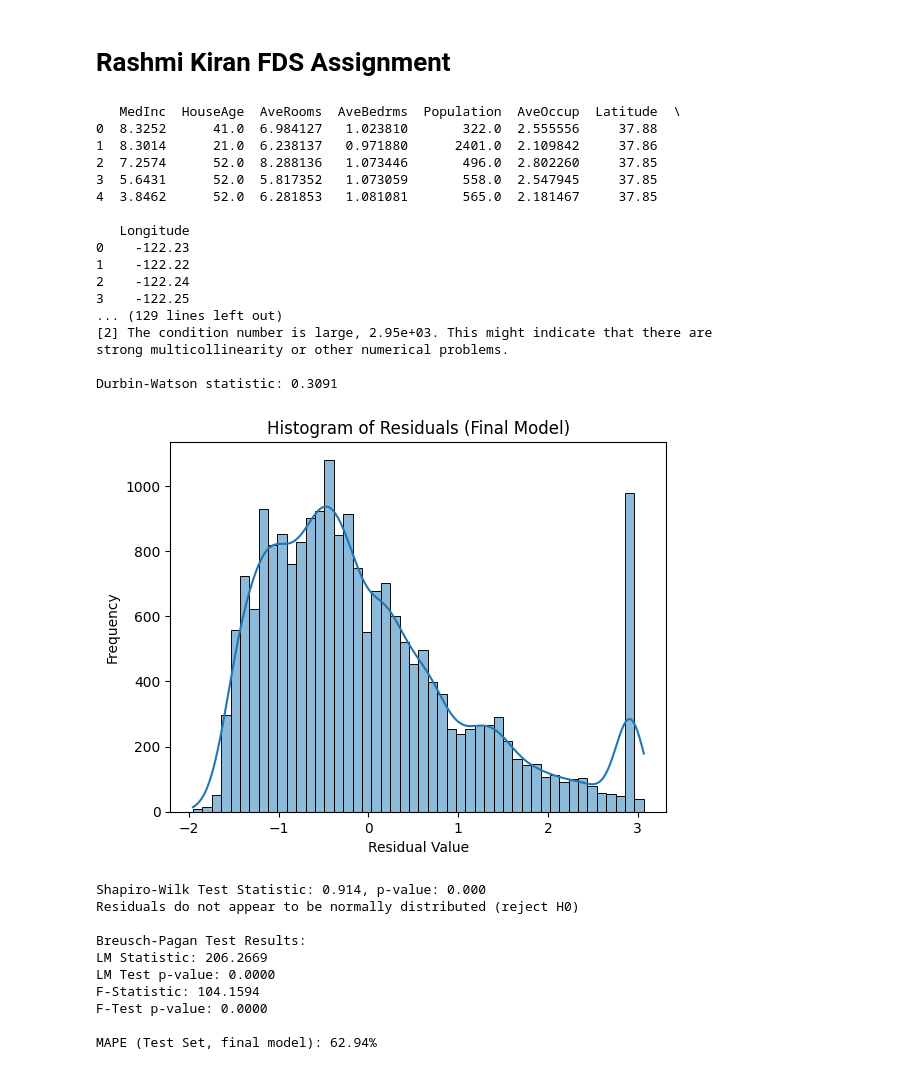
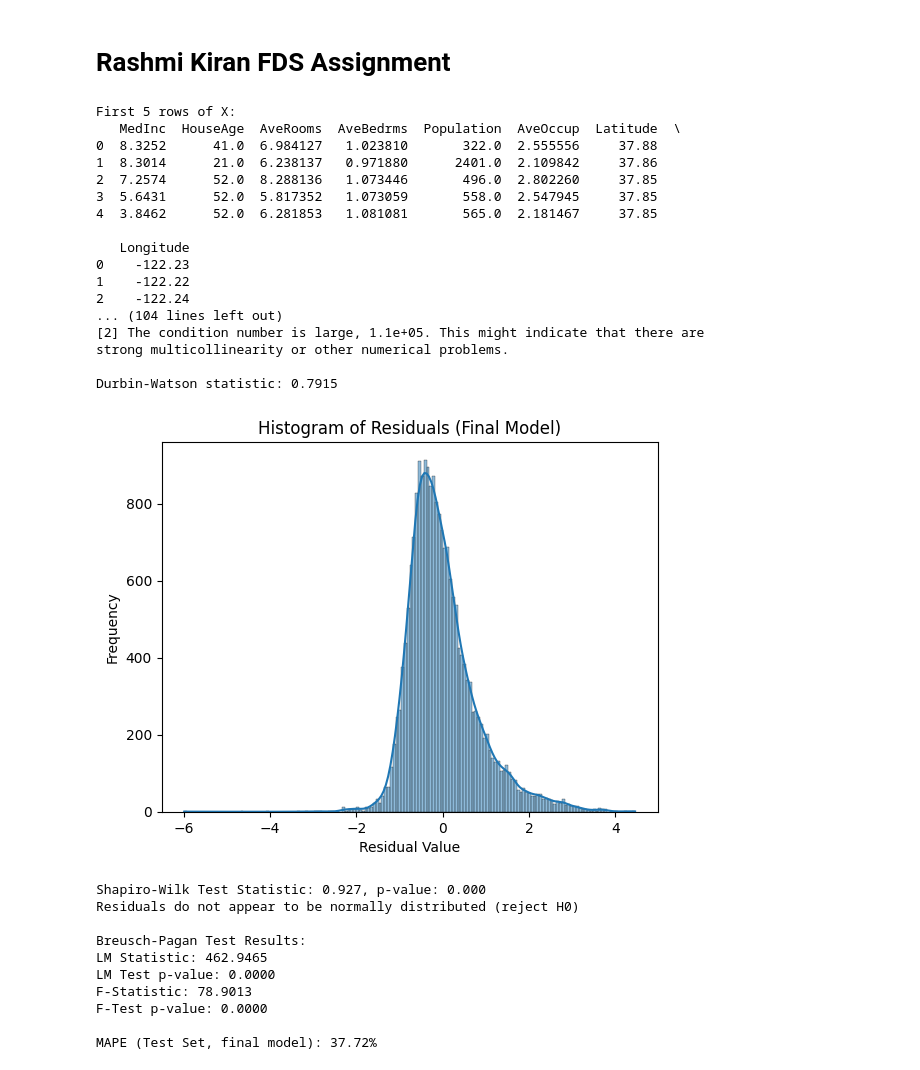
Before and after one commit to RashmiKi/20-hour-Python, a Jupyter notebook: College/FDS/Assignment FDS.ipynb, the cells around one changed output. Saved outputs shown, nothing was run; the diff lists cells and outputs as text; code cells hidden in the pictures.

```diff
--- a/College/FDS/Assignment FDS.ipynb
+++ b/College/FDS/Assignment FDS.ipynb
@@ -24,24 +24,44 @@ california_housing = fetch_california_housing()
 X_full = pd.DataFrame(california_housing.data, columns=california_housing.feature_names)
 y = pd.Series(california_housing.target, name="MedHouseVal")
 
+print("First 5 rows of X:")
 print(X_full.head())
+print("\nFirst 5 values of y:")
 print(y.head())
+print("\nInfo about X:")
 print(X_full.info())
 print("X shape:", X_full.shape)
 print("y shape:", y.shape)
 
 # ==========================
 # 2. VIF Calculation (Iterative)
-#    Remove variables with VIF > 1.5 one by one
+#    Remove variables with high VIF one by one
+#    NOTE: VIF is computed with a constant in the design matrix
 # ==========================
 
-def calculate_vif(df):
+def calculate_vif(df: pd.DataFrame) -> pd.DataFrame:
+    """
+    Calculate VIF for each feature in df, using a design matrix that
+    includes a constant (intercept). The returned VIF values correspond
+    only to the original features (constant is excluded).
+    """
+    # Add constant
+    X_with_const = sm.add_constant(df)
+
     vif_data = pd.DataFrame()
-    vif_data["feature"] = df.columns
+    vif_data["feature"] = df.columns  # only the actual features, not the constant
+
+    # variance_inflation_factor expects the full matrix (with constant),
+    # but we skip index 0 (the constant) and compute for each feature.
     vif_data["VIF"] = [
-        variance_inflation_factor(df.values, i) for i in range(df.shape[1])
+        variance_inflation_factor(X_with_const.values, i + 1)  # +1 to skip const at index 0
+        for i in range(df.shape[1])
     ]
     return vif_data
+
+# You can choose your own threshold; 5 or 10 are common.
+# If you want to be extremely strict, you can set this to 1.5 like before.
+VIF_THRESHOLD = 5.0
 
 X_vif = X_full.copy()
 
@@ -51,8 +71,8 @@ while True:
     print(vif_table)
 
     max_vif = vif_table["VIF"].max()
-    if max_vif <= 1.5:
-        print("\nAll VIF values are now <= 1.5. Stopping elimination.")
+    if max_vif <= VIF_THRESHOLD:
+        print(f"\nAll VIF values are now <= {VIF_THRESHOLD}. Stopping elimination.")
         break
 
     # Feature with highest VIF
@@ -103,6 +123,7 @@ print(f"\nDurbin-Watson statistic: {dw_statistic:.4f}")
 # ==========================
 # 7. Residual Histogram
 # ==========================
+plt.figure()
 sns.histplot(residuals, kde=True)
 plt.title('Histogram of Residuals (Final Model)')
 plt.xlabel('Residual Value')
@@ -124,45 +145,45 @@ else:
 # ==========================
 bp_lm_stat, bp_lm_p_value, bp_f_stat, bp_f_p_value = het_breuschpagan(
     residuals, X_with_constant
 )
 
 print("\nBreusch-Pagan Test Results:")
 print(f"LM Statistic: {bp_lm_stat:.4f}")
 print(f"LM Test p-value: {bp_lm_p_value:.4f}")
 print(f"F-Statistic: {bp_f_stat:.4f}")
 print(f"F-Test p-value: {bp_f_p_value:.4f}")
 
 # ==========================
 # 10. MAPE on Test Set (using reduced-feature sklearn model)
 # ==========================
 mape_result = mean_absolute_percentage_error(y_test, y_pred) * 100
 print(f"\nMAPE (Test Set, final model): {mape_result:.2f}%")
 # %% [output]
+First 5 rows of X:
    MedInc  HouseAge  AveRooms  AveBedrms  Population  AveOccup  Latitude  \
 0  8.3252      41.0  6.984127   1.023810       322.0  2.555556     37.88
 1  8.3014      21.0  6.238137   0.971880      2401.0  2.109842     37.86
 2  7.2574      52.0  8.288136   1.073446       496.0  2.802260     37.85
 3  5.6431      52.0  5.817352   1.073059       558.0  2.547945     37.85
 4  3.8462      52.0  6.281853   1.081081       565.0  2.181467     37.85
 
    Longitude
 0    -122.23
 1    -122.22
 2    -122.24
-3    -122.25
-... (129 lines left out)
-[2] The condition number is large, 2.95e+03. This might indicate that there are
+... (104 lines left out)
+[2] The condition number is large, 1.1e+05. This might indicate that there are
 strong multicollinearity or other numerical problems.
 
-Durbin-Watson statistic: 0.3091
+Durbin-Watson statistic: 0.7915
-[figure, old version]
+[figure, new version]
-Shapiro-Wilk Test Statistic: 0.914, p-value: 0.000
+Shapiro-Wilk Test Statistic: 0.927, p-value: 0.000
 Residuals do not appear to be normally distributed (reject H0)
 
 Breusch-Pagan Test Results:
-LM Statistic: 206.2669
+LM Statistic: 462.9465
 LM Test p-value: 0.0000
-F-Statistic: 104.1594
+F-Statistic: 78.9013
 F-Test p-value: 0.0000
 
-MAPE (Test Set, final model): 62.94%
+MAPE (Test Set, final model): 37.72%
```
Also changed, not shown: parts of 1 cell of this notebook, 12 other files.
